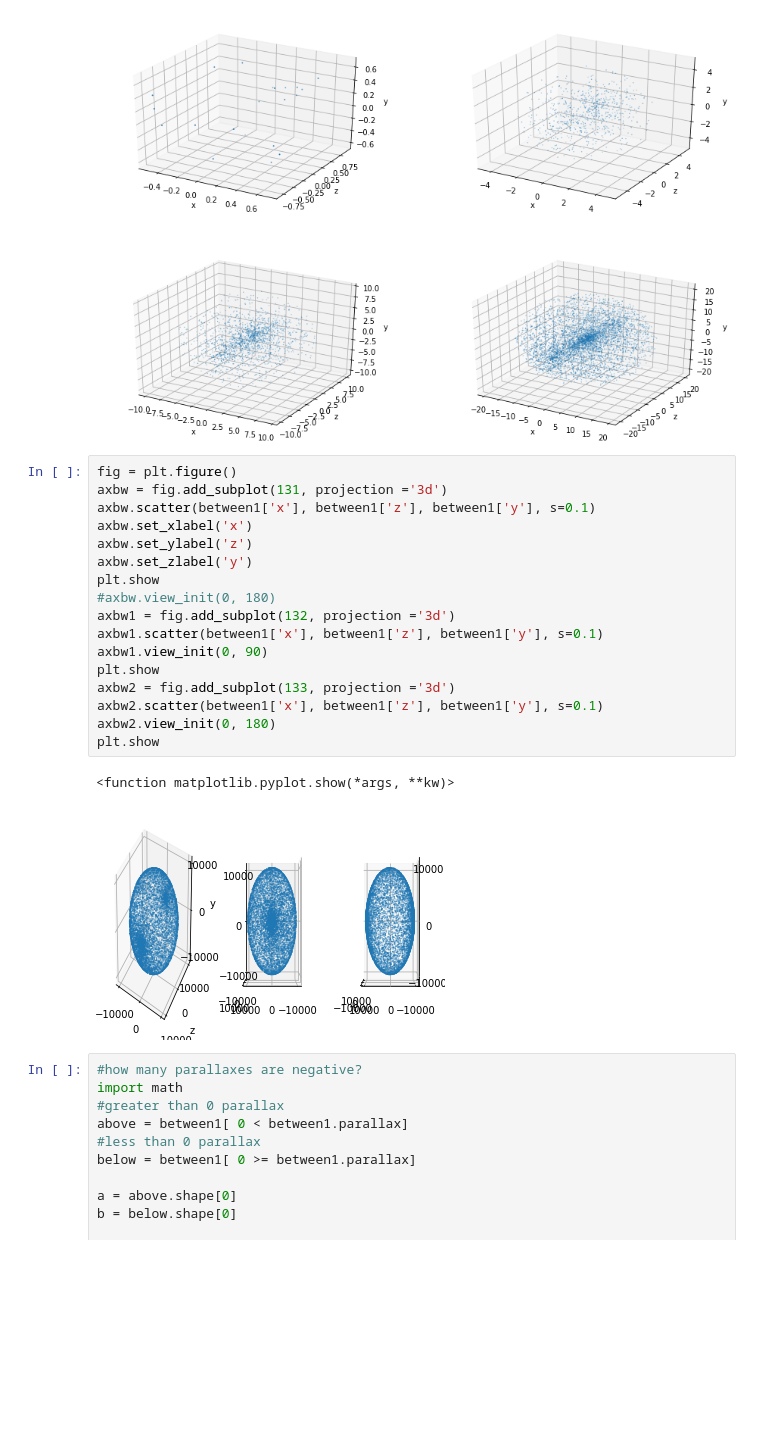
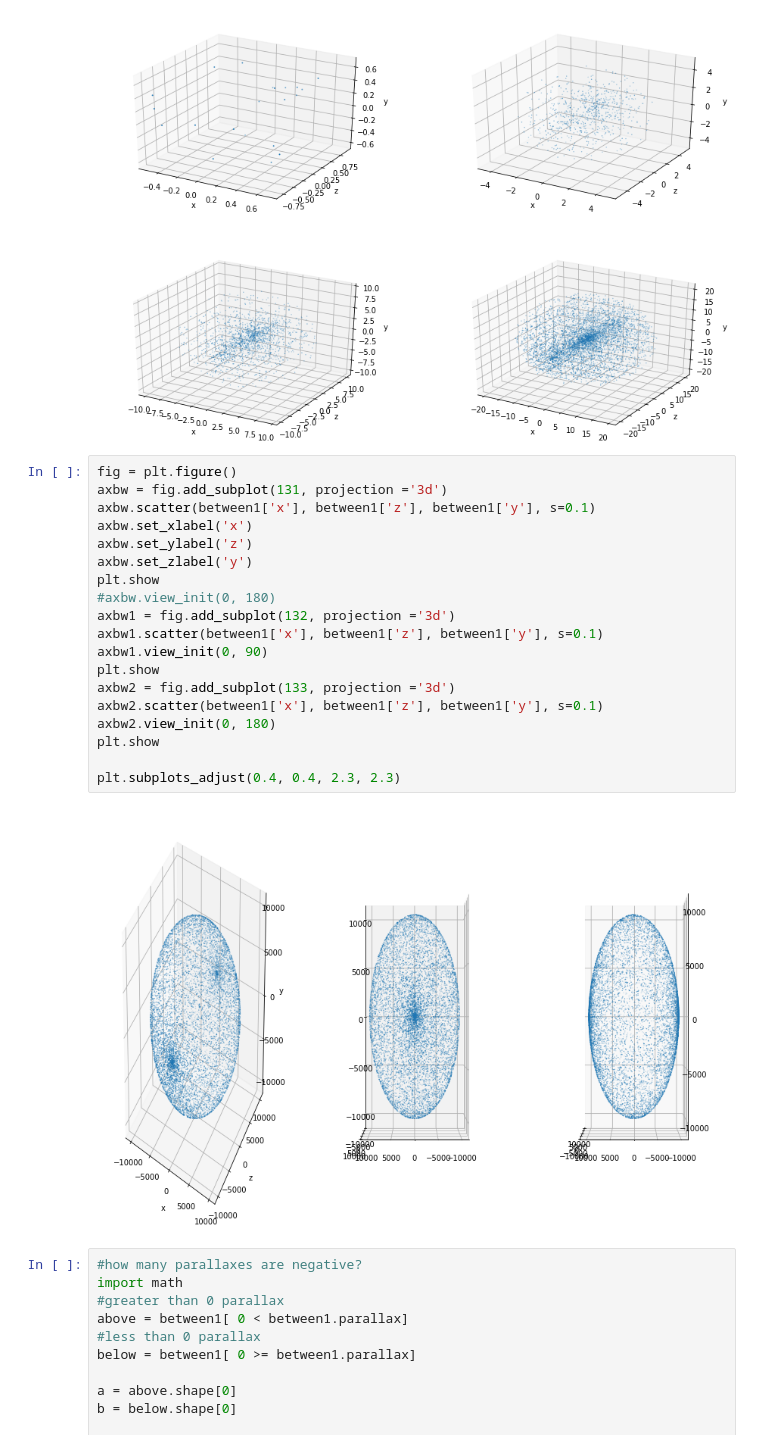
Before and after one commit to lauramv1832/Gaia, a Jupyter notebook: Gaia.ipynb, the cells around one changed output. Drawn from its saved outputs; the diff is of its cells as text; blank space fills up the shorter version.

```diff
--- a/Gaia.ipynb
+++ b/Gaia.ipynb
@@ -487,23 +496,24 @@ plt.subplots_adjust(0.4, 0.4, 2.3, 2.3)
 # %%
 fig = plt.figure()
 axbw = fig.add_subplot(131, projection ='3d')
 axbw.scatter(between1['x'], between1['z'], between1['y'], s=0.1)
 axbw.set_xlabel('x')
 axbw.set_ylabel('z')
 axbw.set_zlabel('y')
 plt.show
 #axbw.view_init(0, 180)
 axbw1 = fig.add_subplot(132, projection ='3d')
 axbw1.scatter(between1['x'], between1['z'], between1['y'], s=0.1)
 axbw1.view_init(0, 90)
 plt.show
 axbw2 = fig.add_subplot(133, projection ='3d')
 axbw2.scatter(between1['x'], between1['z'], between1['y'], s=0.1)
 axbw2.view_init(0, 180)
 plt.show
+
+plt.subplots_adjust(0.4, 0.4, 2.3, 2.3)
 # %% [output]
-<function matplotlib.pyplot.show(*args, **kw)>
-[figure, old version]
+[figure, new version]
 # %%
 #how many parallaxes are negative?
 import math
```
Also changed, not shown: parts of 3 cells of this notebook, 4 other files.
